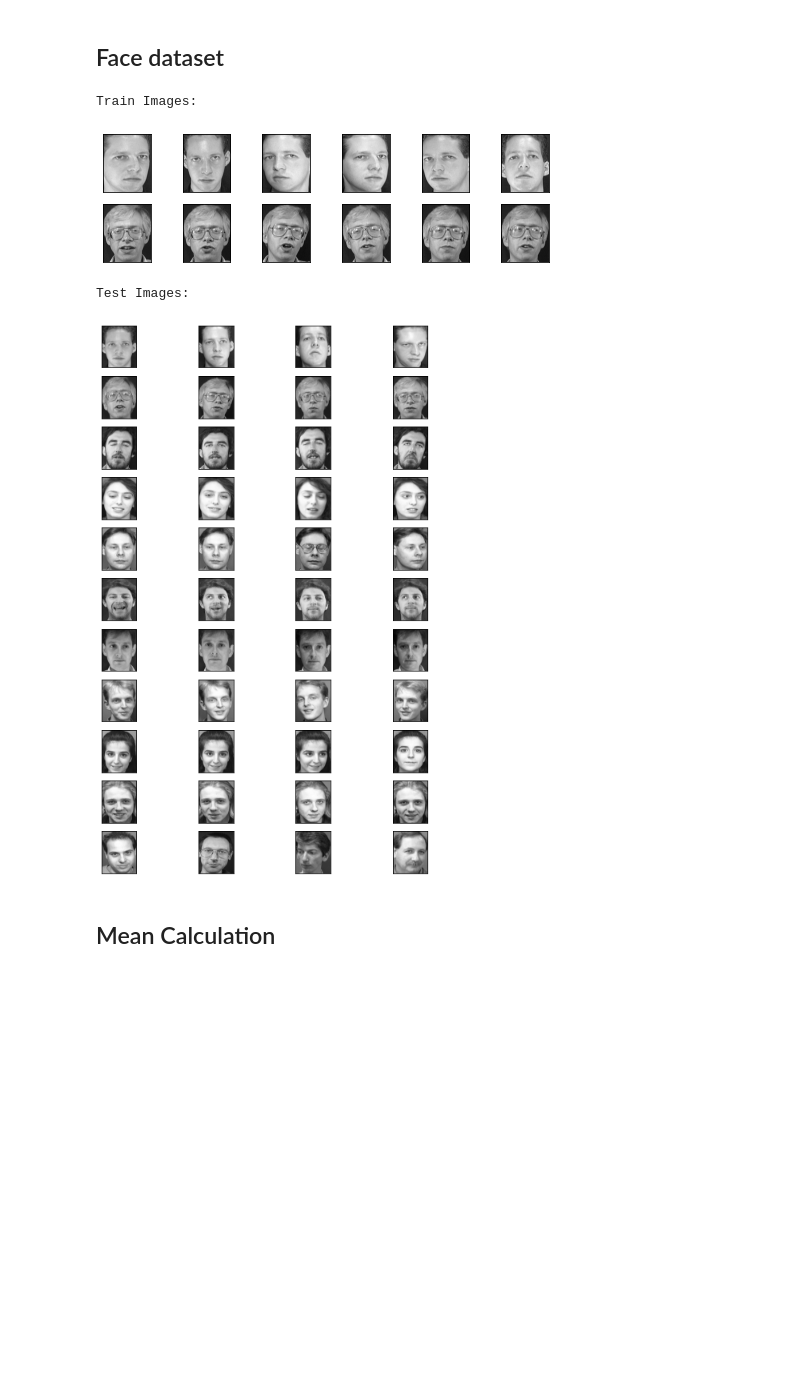
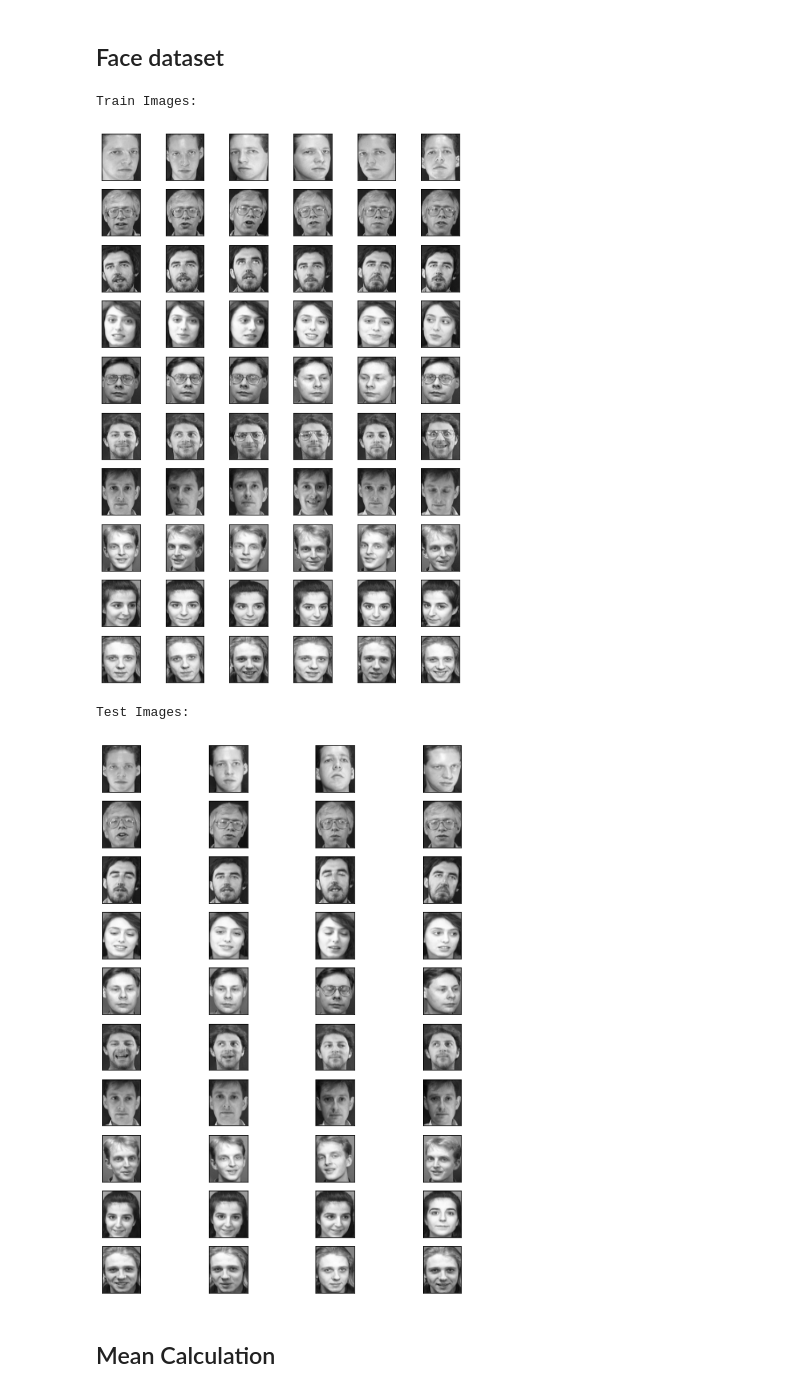
Before and after one commit to shivangibithel/ELL_784_assignment_2, a Jupyter notebook: FaceRecognition/Face-Recognition-master/PCA.ipynb, the cells around one changed output. Saved outputs shown, nothing was run; the diff lists cells and outputs as text; code cells hidden in the pictures; blank space fills up the shorter version.

```diff
--- a/FaceRecognition/Face-Recognition-master/PCA.ipynb
+++ b/FaceRecognition/Face-Recognition-master/PCA.ipynb
@@ -20,36 +22,36 @@ height = 112
 # %%
 print('Train Images:')
 
 # to store all the training images in an array
-pattern_matrix   = np.ndarray(shape=(60, height*width), dtype=np.float64)
+training_tensor   = np.ndarray(shape=(60, height*width), dtype=np.float64)
 
 for i in range(60):
     img = plt.imread(dataset_path + 'training/'+str(i+1)+'.pgm')
     # copying images to the training array
     training_tensor[i,:] = np.array(img, dtype='float64').flatten()
     # plotting the training images
     plt.subplot(10,6,1+i)
     plt.imshow(img, cmap='gray')
     plt.tick_params(labelleft=False, labelbottom=False, bottom=False,top=False,right=False,left=False, which='both')
     plt.subplots_adjust(right=1.2, top=2.5)
 plt.show()
 
 print('Test Images:')
-pattern_matrix   = np.ndarray(shape=(44, height*width), dtype=np.float64)
+testing_tensor   = np.ndarray(shape=(40, height*width), dtype=np.float64)
 
-for i in range(44):
+for i in range(40):
     img = imread(dataset_path + 'test/'+str(i+1)+'.pgm')
-    pattern_matrix[i,:] = np.array(img, dtype='float64').flatten()
+    testing_tensor[i,:] = np.array(img, dtype='float64').flatten()
     plt.subplot(11,4,1+i)
     plt.imshow(img, cmap='gray')
     plt.subplots_adjust(right=1.2, top=2.5)
     plt.tick_params(labelleft=False, labelbottom=False, bottom=False,top=False,right=False,left=False, which='both')
 plt.show()
 # %% [output]
 Train Images:
-[figure, old version]
+[figure, new version]
 Test Images:
-[figure, old version]
+[figure, new version]
 # %% [markdown]
 ## Mean Calculation
 # %%
```
Also changed, not shown: parts of 16 cells of this notebook.
